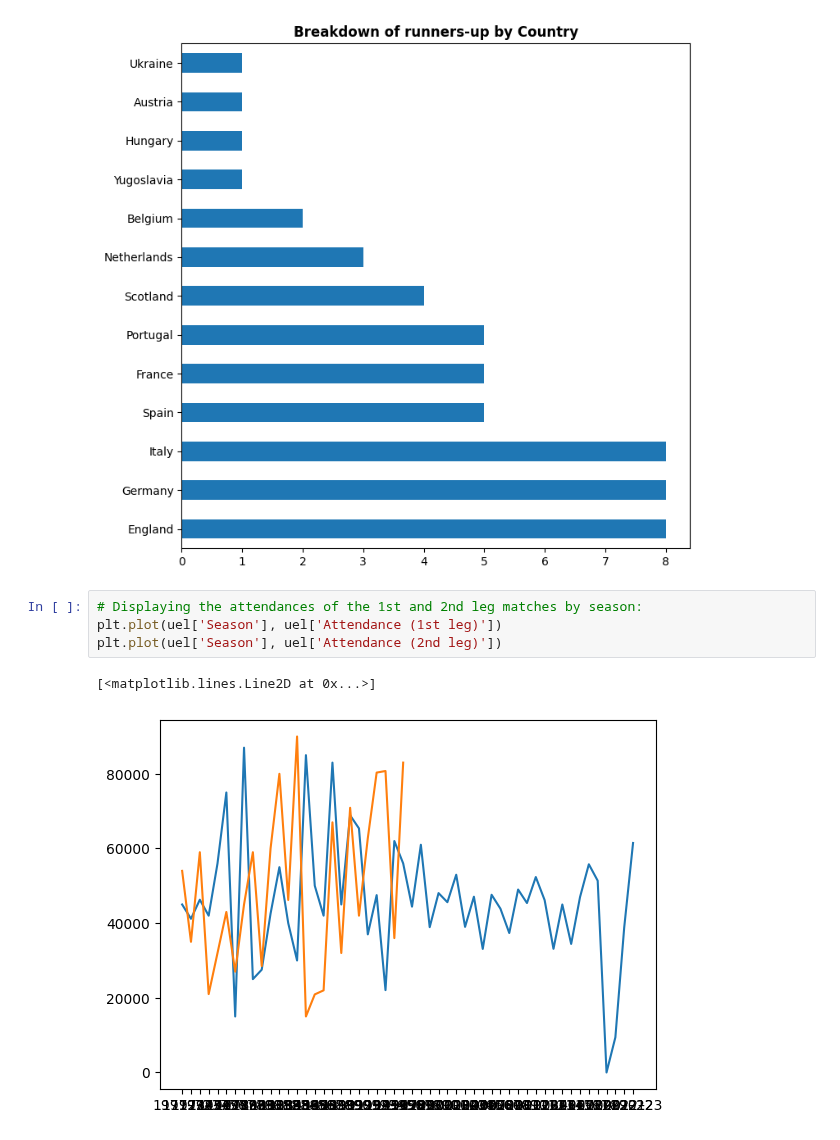
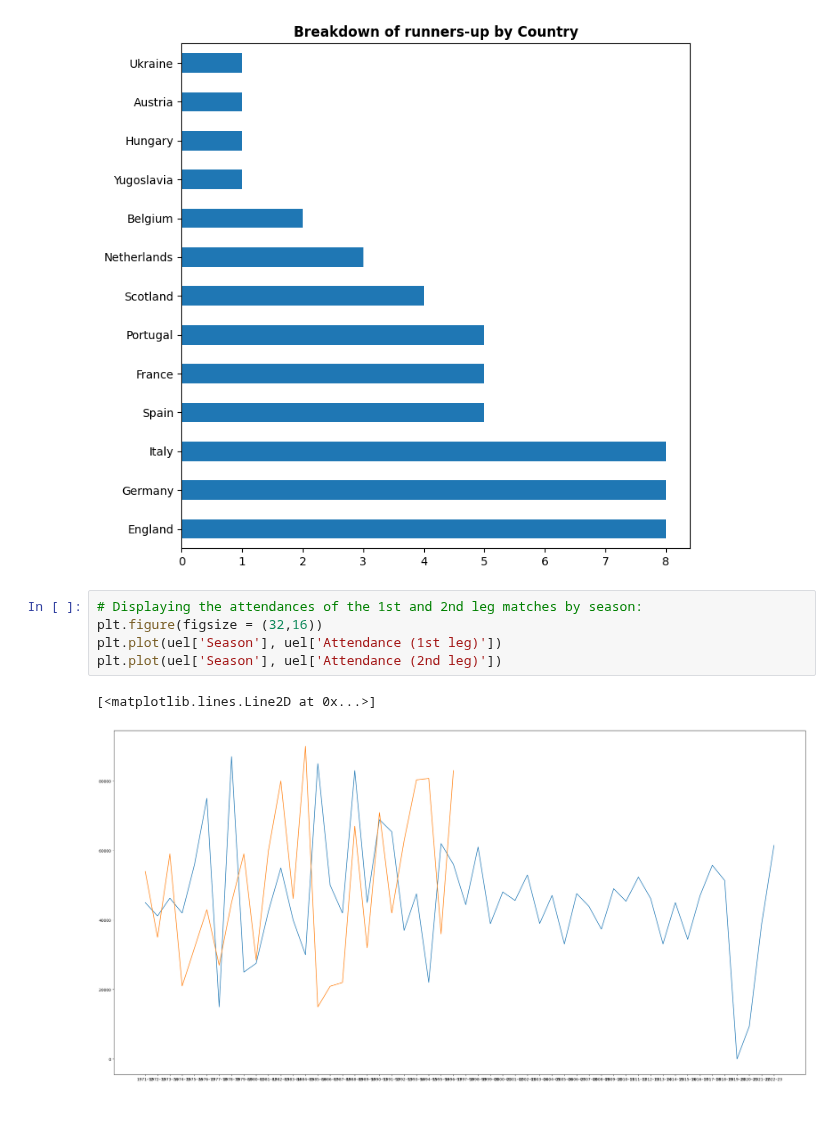
Before and after one commit to guilhermelaviola/SoccerCompetitionsStudy, a Jupyter notebook: UELStudy.ipynb, the cells around one changed output. Cells and saved outputs as stored; diff of their text form; blank space fills up the shorter version.

Commit message:
I expanded the width of the charts that display the attendances.

```diff
--- a/UELStudy.ipynb
+++ b/UELStudy.ipynb
@@ -86,10 +86,11 @@ plt.show()
 [figure]
 # %%
 # Displaying the attendances of the 1st and 2nd leg matches by season:
+plt.figure(figsize = (32,16))
 plt.plot(uel['Season'], uel['Attendance (1st leg)'])
 plt.plot(uel['Season'], uel['Attendance (2nd leg)'])
 # %% [output]
 [<matplotlib.lines.Line2D at 0x...>]
-[figure, old version]
+[figure, new version]
 # %%
 # Displaying the total attendances (1st and 2nd leg matches) by season:
```
Also changed, not shown: parts of 2 cells of this notebook.
